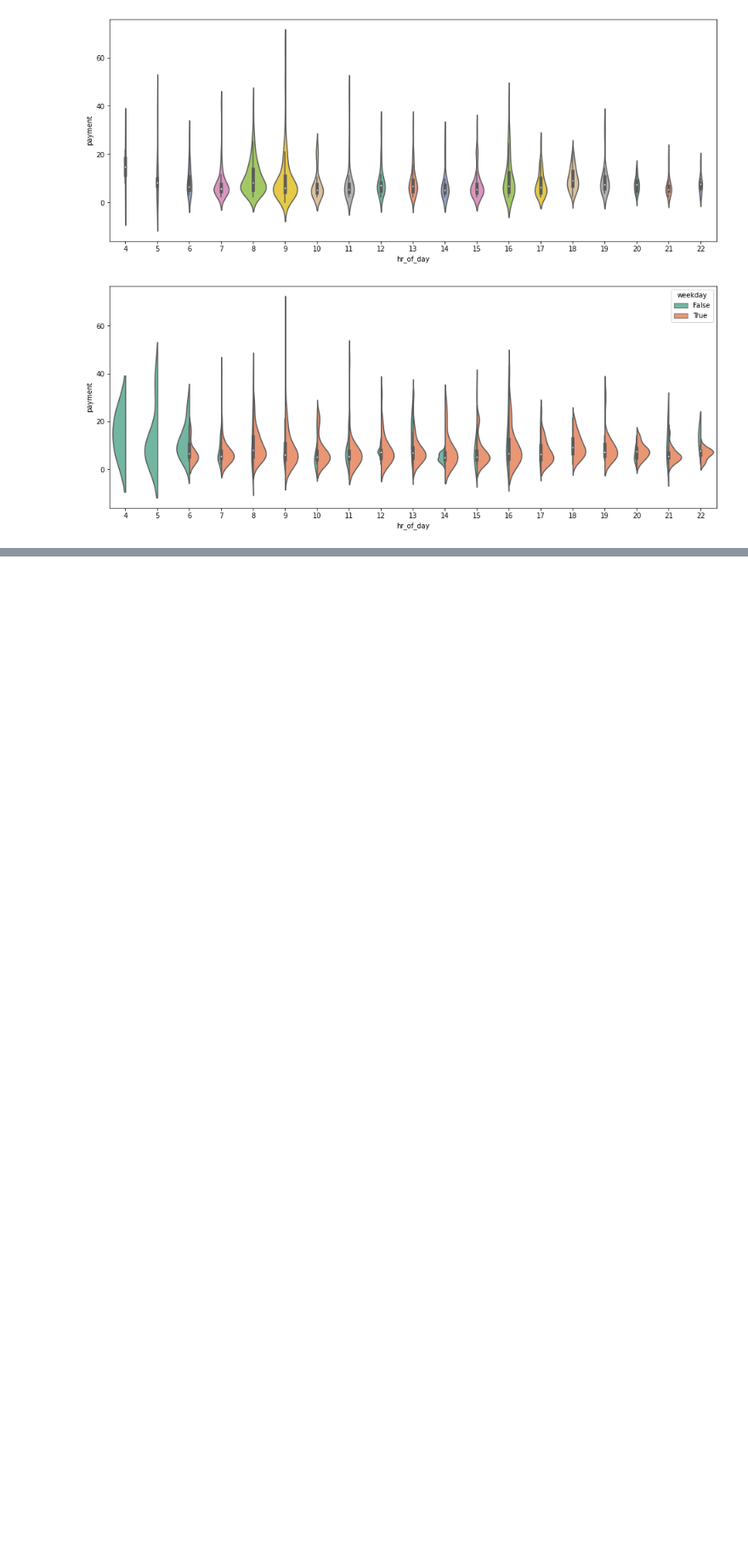
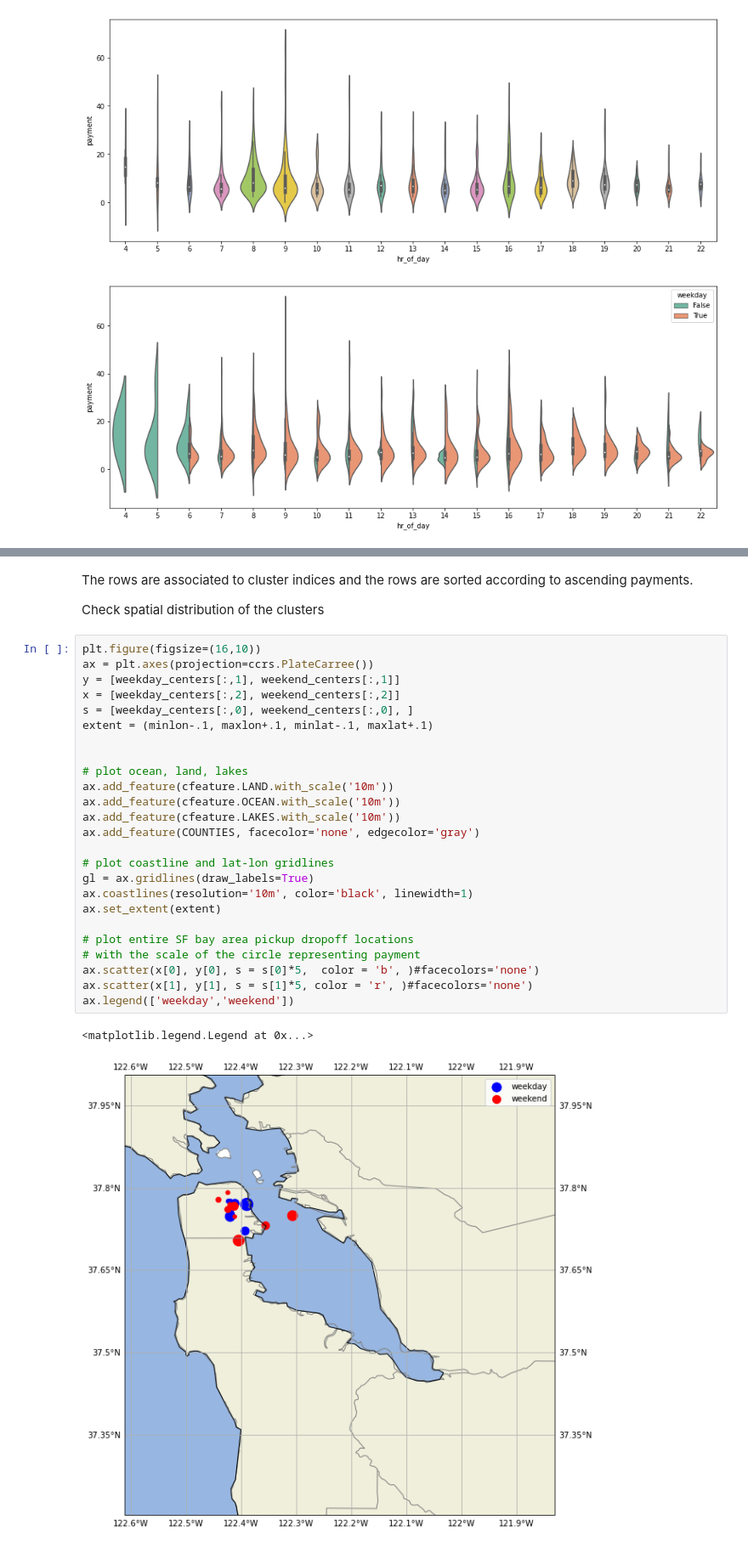
Before and after one commit to ginochen/rep, a Jupyter notebook: UberTrips.ipynb, the cells around one changed output, grey strips where cells are left out. Shown at 85% size. Saved outputs shown, nothing was run; the diff lists cells and outputs as text; blank space fills up the shorter version.

Commit message:
finished project

```diff
--- a/UberTrips.ipynb
+++ b/UberTrips.ipynb
@@ -215,0 +270,32 @@ Check out the weekend and weekday pickups (fig 3) and dropoffs (fig 4). The pick
+# %% [markdown]
+The rows are associated to cluster indices and the rows are sorted according to ascending payments.
+
+Check spatial distribution of the clusters
+# %%
+plt.figure(figsize=(16,10))
+ax = plt.axes(projection=ccrs.PlateCarree())
+y = [weekday_centers[:,1], weekend_centers[:,1]]
+x = [weekday_centers[:,2], weekend_centers[:,2]]
+s = [weekday_centers[:,0], weekend_centers[:,0], ]
+extent = (minlon-.1, maxlon+.1, minlat-.1, maxlat+.1)
+
+
+# plot ocean, land, lakes
+ax.add_feature(cfeature.LAND.with_scale('10m'))
+ax.add_feature(cfeature.OCEAN.with_scale('10m'))
+ax.add_feature(cfeature.LAKES.with_scale('10m'))
+ax.add_feature(COUNTIES, facecolor='none', edgecolor='gray')
+
+# plot coastline and lat-lon gridlines
+gl = ax.gridlines(draw_labels=True)
+ax.coastlines(resolution='10m', color='black', linewidth=1)
+ax.set_extent(extent)
+
+# plot entire SF bay area pickup dropoff locations
+# with the scale of the circle representing payment
+ax.scatter(x[0], y[0], s = s[0]*5,  color = 'b', )#facecolors='none')
+ax.scatter(x[1], y[1], s = s[1]*5, color = 'r', )#facecolors='none')
+ax.legend(['weekday','weekend'])
+# %% [output]
+<matplotlib.legend.Legend at 0x...>
+[figure, added]
```
Also changed, not shown: parts of 24 cells of this notebook.
